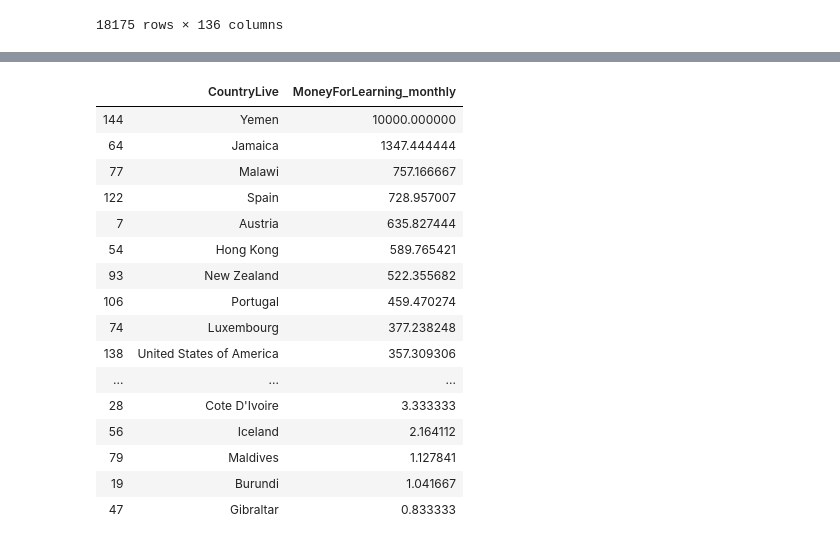
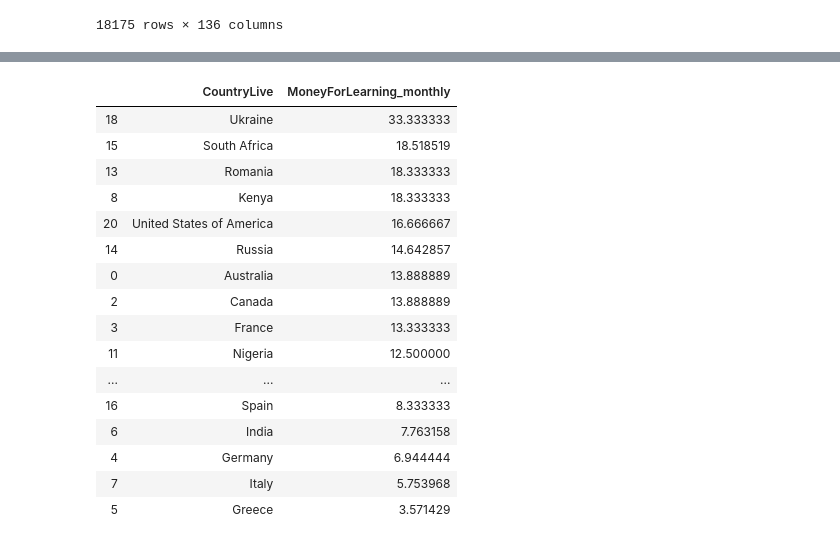
Before and after one commit to ndangalasinh/dataquest_finding_best_markets_to_advertise, a Jupyter notebook: Analysis to find best markets to advertise on..ipynb, the cells around one changed output, grey strips where cells are left out. Drawn from its saved outputs; the diff is of its cells as text; code cells hidden in the pictures.

```diff
--- a/Analysis to find best markets to advertise on..ipynb
+++ b/Analysis to find best markets to advertise on..ipynb
@@ -36,3 +37,26 @@ cleaned_data = cleaned_data[cleaned_data['CountryLive'].notna()]
 cleaned_data = cleaned_data[cleaned_data['CountryLive'].notna()]
 cleaned_data = cleaned_data[cleaned_data['MoneyForLearning'] != 0]
 cleaned_data = cleaned_data[cleaned_data['MoneyForLearning'].notna()]
+# %%
+#lets try to avoid the data that is coming from the countries with few respondent
+
+
+#define the function that will take the value country
+    #create an empty list
+    #take the number of rows with the value as of country
+    #append the value into the empty list
+    #return the list
+
+
+
+
+def calc_no_resp(country):
+    output = []
+    no_of_resp =cleaned_data['CountryLive'][cleaned_data['CountryLive']== country].count()
+    output.append(no_of_resp)
+    return output[0]
+# %%
+start = time.time()
+cleaned_data['Number of Respondent'] = cleaned_data['CountryLive'].apply(calc_no_resp)
+end =time.time()
+end-start
@@ -39 +65,4 @@ cleaned_data = cleaned_data[cleaned_data['MoneyForLearning'].notna()]
+# %%
+cleaned_data = cleaned_data[cleaned_data['Number of Respondent'] >50]
+cleaned_data = cleaned_data[cleaned_data['MoneyForLearning'] <1000]
 # %%
@@ -59,6 +76,2 @@ array([1.5000e+02, 8.0000e+01, 1.0000e+03, 2.0000e+02, 7.0000e+02,
 # %%
 cleaned_data['MoneyForLearning_monthly'] = cleaned_data['MoneyForLearning']/cleaned_data['MonthsProgramming']
-# %%
-pd.options.display.max_rows = 999
-interesting_df = cleaned_data[['MoneyForLearning_monthly','CountryLive','MonthsProgramming']]
-interesting_df
@@ -79,21 +84,20 @@ interesting_df
 # %%
-pd.options.display.max_rows = 999
-interesting_df.groupby('CountryLive', as_index=False).agg({'MoneyForLearning_monthly': "mean"}).sort_values(by='MoneyForLearning_monthly',ascending=False)
+cleaned_data.groupby('CountryLive', as_index=False).agg({'MoneyForLearning_monthly': "median"}).sort_values(by= "MoneyForLearning_monthly", ascending = False)
 # %% [output]
 |  | CountryLive | MoneyForLearning_monthly |
-| 144 | Yemen | 10000.000000 |
-| 64 | Jamaica | 1347.444444 |
-| 77 | Malawi | 757.166667 |
-| 122 | Spain | 728.957007 |
-| 7 | Austria | 635.827444 |
-| 54 | Hong Kong | 589.765421 |
-| 93 | New Zealand | 522.355682 |
-| 106 | Portugal | 459.470274 |
-| 74 | Luxembourg | 377.238248 |
-| 138 | United States of America | 357.309306 |
+| 18 | Ukraine | 33.333333 |
+| 15 | South Africa | 18.518519 |
+| 13 | Romania | 18.333333 |
+| 8 | Kenya | 18.333333 |
+| 20 | United States of America | 16.666667 |
+| 14 | Russia | 14.642857 |
+| 0 | Australia | 13.888889 |
+| 2 | Canada | 13.888889 |
+| 3 | France | 13.333333 |
+| 11 | Nigeria | 12.500000 |
 | ... | ... | ... |
-| 28 | Cote D'Ivoire | 3.333333 |
-| 56 | Iceland | 2.164112 |
-| 79 | Maldives | 1.127841 |
-| 19 | Burundi | 1.041667 |
-| 47 | Gibraltar | 0.833333 |
+| 16 | Spain | 8.333333 |
+| 6 | India | 7.763158 |
+| 4 | Germany | 6.944444 |
+| 7 | Italy | 5.753968 |
+| 5 | Greece | 3.571429 |
```
Also changed, not shown: parts of 8 cells of this notebook.
